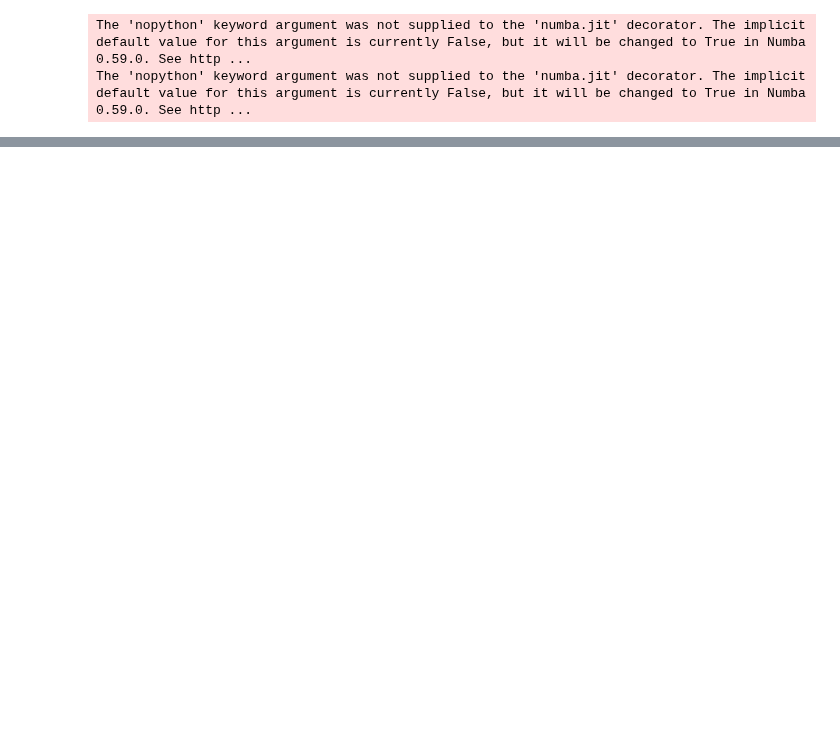
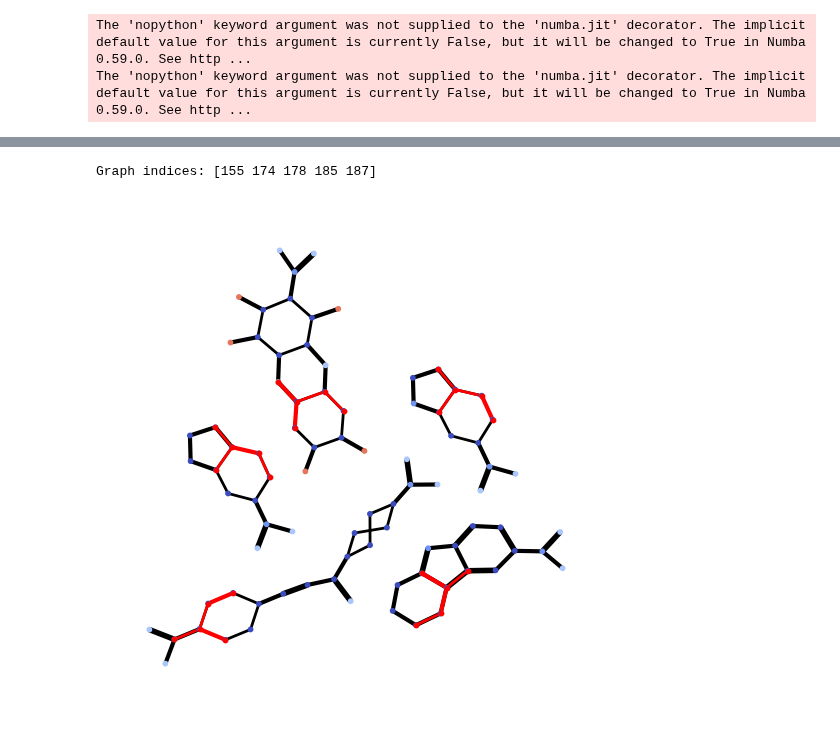
Before and after one commit to congrendai/MSc_Individual_Project, a Jupyter notebook: shap.ipynb, the cells around one changed output, grey strips where cells are left out. Saved outputs shown, nothing was run; the diff lists cells and outputs as text; code cells hidden in the pictures; blank space fills up the shorter version.

```diff
--- a/shap.ipynb
+++ b/shap.ipynb
@@ -30,0 +28,5 @@ Graph indices: [154 159 178 184]
+# %%
+VH_MUTAG.highlight_all(1, "fp", 10, figsize=(5, 5))
+# %% [output]
+Graph indices: [155 174 178 185 187]
+[figure, added]
```
Also changed, not shown: parts of 4 cells of this notebook, 2 other files.
